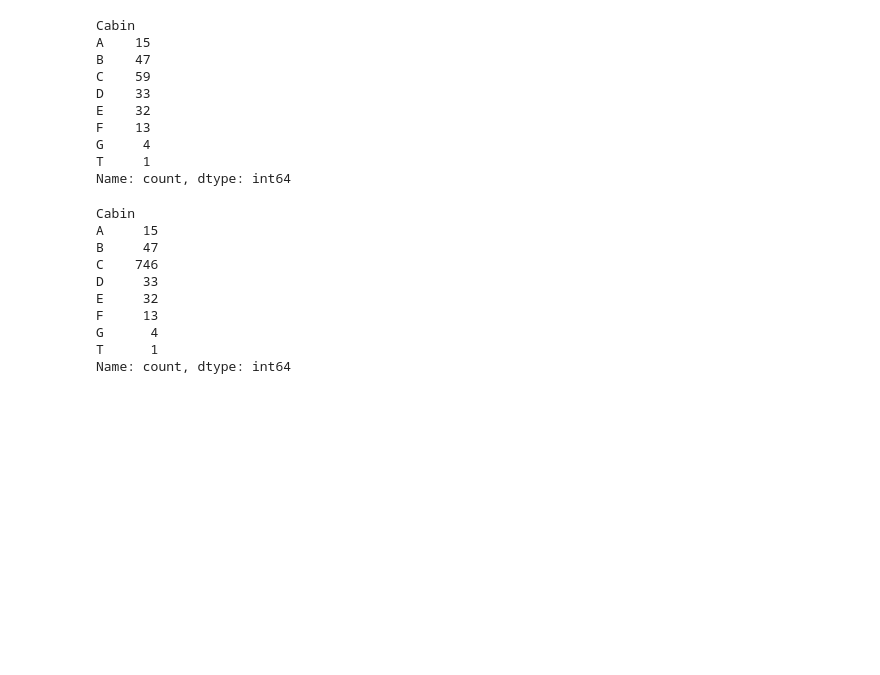
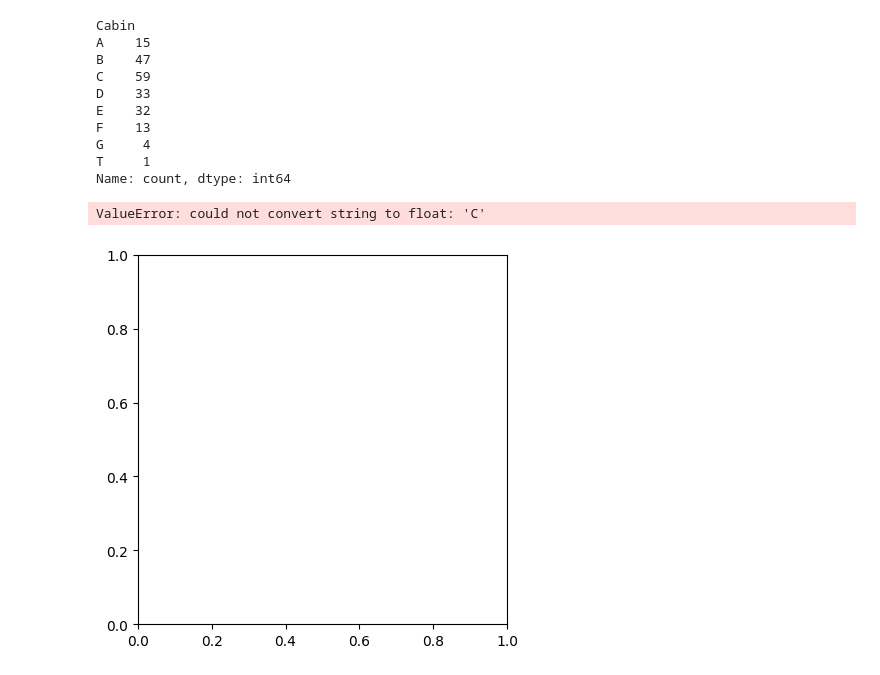
Before and after one commit to pkdc/titanic-survival-prediction, a Jupyter notebook: notebook/titanic.ipynb, the cells around one changed output. Saved outputs shown, nothing was run; the diff lists cells and outputs as text; code cells hidden in the pictures; blank space fills up the shorter version.

```diff
--- a/notebook/titanic.ipynb
+++ b/notebook/titanic.ipynb
@@ -210,20 +234,13 @@ G     4
 T     1
 Name: count, dtype: int64
 # %%
+# decide not to impute
 cabin_mode = train_data['Cabin'].mode()[0]
-train_data['Cabin'] = train_data['Cabin'].fillna(cabin_mode)
-train_data['Cabin'].value_counts().sort_index()
-# cabin_count = train_data['Cabin'].value_counts()
+train_data['Cabin_impute'] = train_data['Cabin'].fillna(cabin_mode)
+train_data['Cabin_impute'].value_counts().sort_index()
+cabin_count = train_data['Cabin_impute'].value_counts()
 
-# plt.bar(cabin_count.index, cabin_count)
+plt.pie(cabin_count.index, cabin_count)
 # %% [output]
-Cabin
-A     15
-B     47
-C    746
-D     33
-E     32
-F     13
-G      4
-T      1
-Name: count, dtype: int64
+ValueError: could not convert string to float: 'C'
+[figure, added]
```
Also changed, not shown: parts of 6 cells of this notebook.
